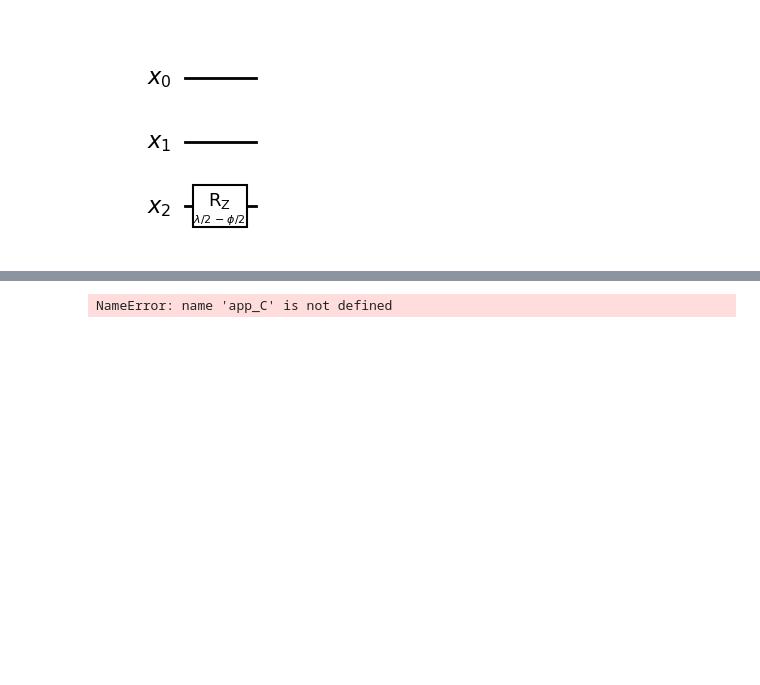
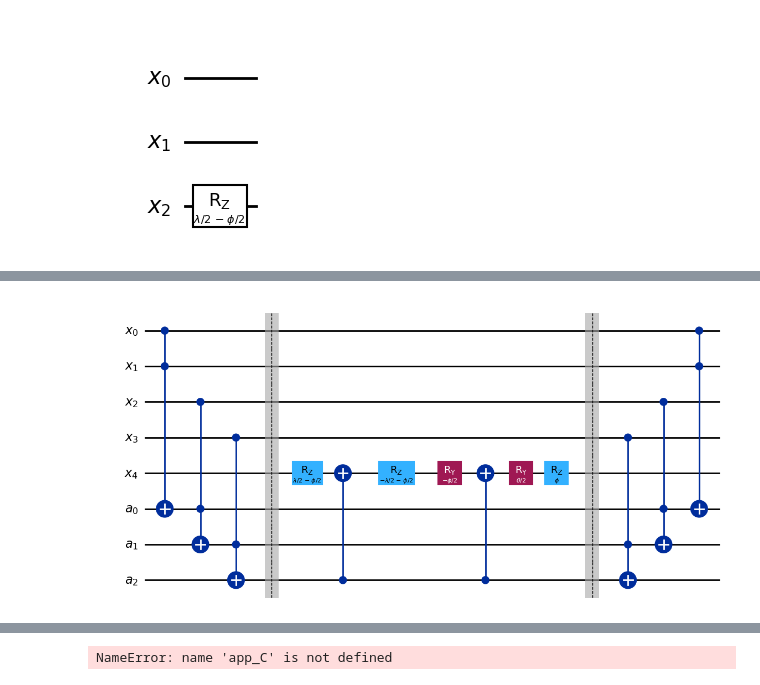
Before and after one commit to lara-ismert/mini-projects_qc-bootcamp-2025, a Jupyter notebook: Ismert--Multi-controlled-U-Gate.ipynb, the cells around one changed output, grey strips where cells are left out. Cells and saved outputs as stored; diff of their text form; code cells hidden in the pictures; blank space fills up the shorter version.

```diff
--- a/Ismert--Multi-controlled-U-Gate.ipynb
+++ b/Ismert--Multi-controlled-U-Gate.ipynb
@@ -113,0 +236,66 @@ decomposed_CU.draw(output="mpl")
+# %%
+n = 5 #Make sure this n matches the n in the previous code box for
+#the decomposition of the Toffoli (ccx) gate.
+
+al = Parameter(r"$\alpha$")
+theta = Parameter(r"$\theta$")
+phi = Parameter(r"$\phi$")
+lam = Parameter(r"$\lambda$")
+
+
+qr = QuantumRegister(n,'x')
+ar = AncillaRegister(n-2,'a')
+
+mcu_qc = QuantumCircuit(qr,ar,name = 'Multi-controlled X')
+
+#The first Toffoli gate in Figure 4.10 always has the 0,1 qubits as controls
+#and the first ancilla bit (-(n-2)) as the target.
+
+    ##Pick one of the following two to uncomment:
+#mcu_qc.compose(ccx(0,1,-(n-2)),inplace = True) #Uncomment to decompose ccx
+mcu_qc.ccx(0,1,-(n-2)) #Uncomment to compress ccx
+    ##
+
+#Now we'll apply the iterated Toffoli gates before the controlled U gate.
+
+for i in range(2,n-1):
+        ##Pick one of the following two to uncomment:
+    #mcu_qc.compose(ccx(i,i+(n-2),i+(n-1)),inplace = True) #Uncomment to decompose ccx
+    mcu_qc.ccx(i,i+(n-2),i+n-1) #Uncomment to compress ccx
+        ##
+
+mcu_qc.barrier()
+
+#Here we have U decomposed using Figure 4.6 (code written earlier).
+
+#Begin controlled U gate #
+mcu_qc.rz(-(phi-lam)/2,n-1)
+mcu_qc.cx(-1,n-1)
+mcu_qc.rz(-(phi+lam)/2,n-1)
+mcu_qc.ry(-phi/2,n-1)
+mcu_qc.cx(-1,n-1)
+mcu_qc.ry(theta/2,n-1)
+mcu_qc.rz(phi,n-1)
+# End controlled U gate#
+
+mcu_qc.barrier()
+
+#Now we'll apply the rest of the iterated Toffoli gates following the controlled U gate.
+
+for i in reversed(range(2,n-1)):
+        ##Pick one of the following two to uncomment:
+    #mcu_qc.compose(ccx(i,i+(n-2),i+(n-1)),inplace = True) #Uncommenting decomposes ccx
+    mcu_qc.ccx(i,i+(n-2),i+n-1) #Uncommenting compresses ccx
+        ##
+
+#The last Toffoli gate in Figure 4.10 always has the 0,1 qubits as controls
+#and the first ancilla bit (-(n-2)) as the target.
+
+    ##Pick one of the following two to uncomment:
+#mcu_qc.compose(ccx(0,1,-(n-2)),inplace = True) #Uncommenting this decomposes ccx
+mcu_qc.ccx(0,1,-(n-2)) #Uncommenting this compresses ccx
+    ##
+
+mcu_qc.draw(output="mpl")
+# %% [output]
+[figure, added]
```
Also changed, not shown: parts of 18 cells of this notebook.
